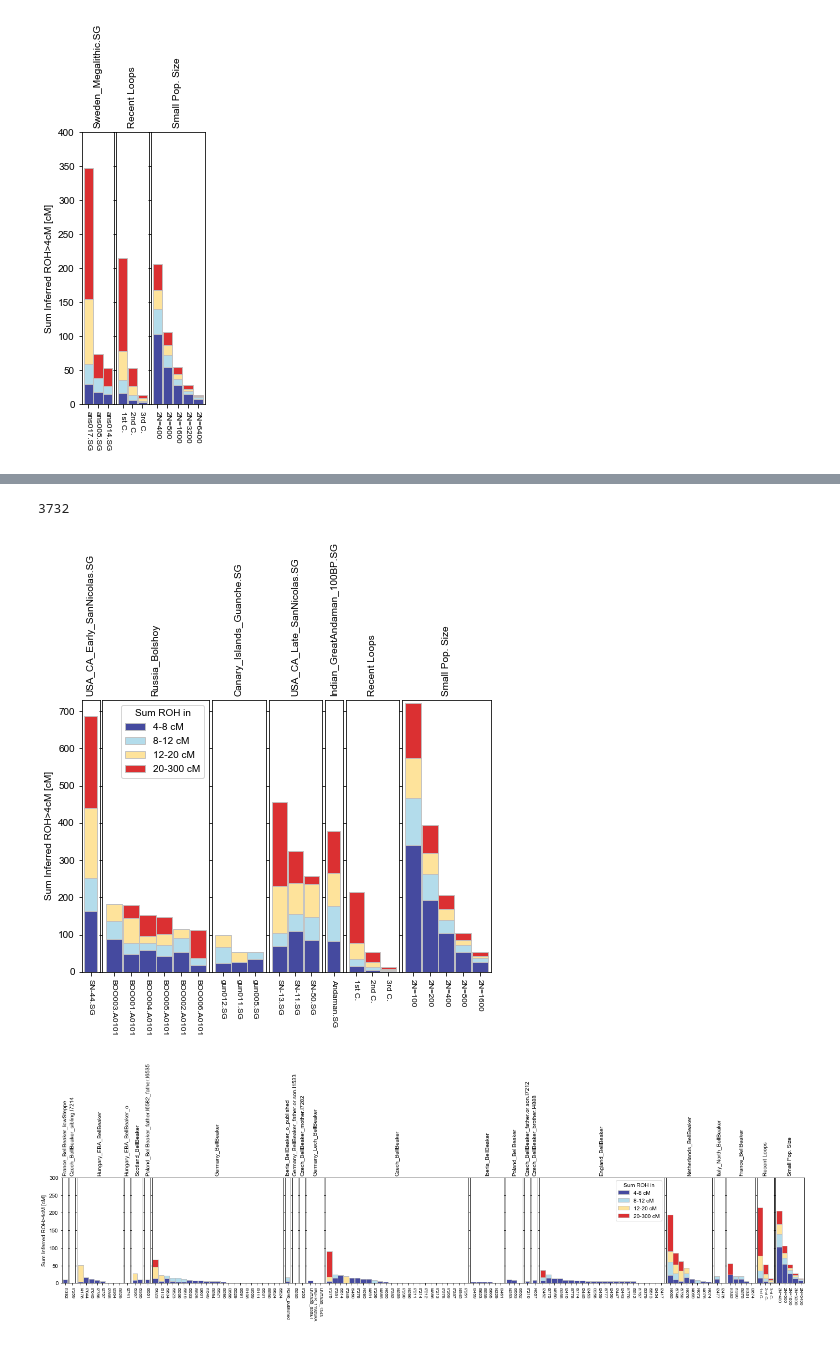
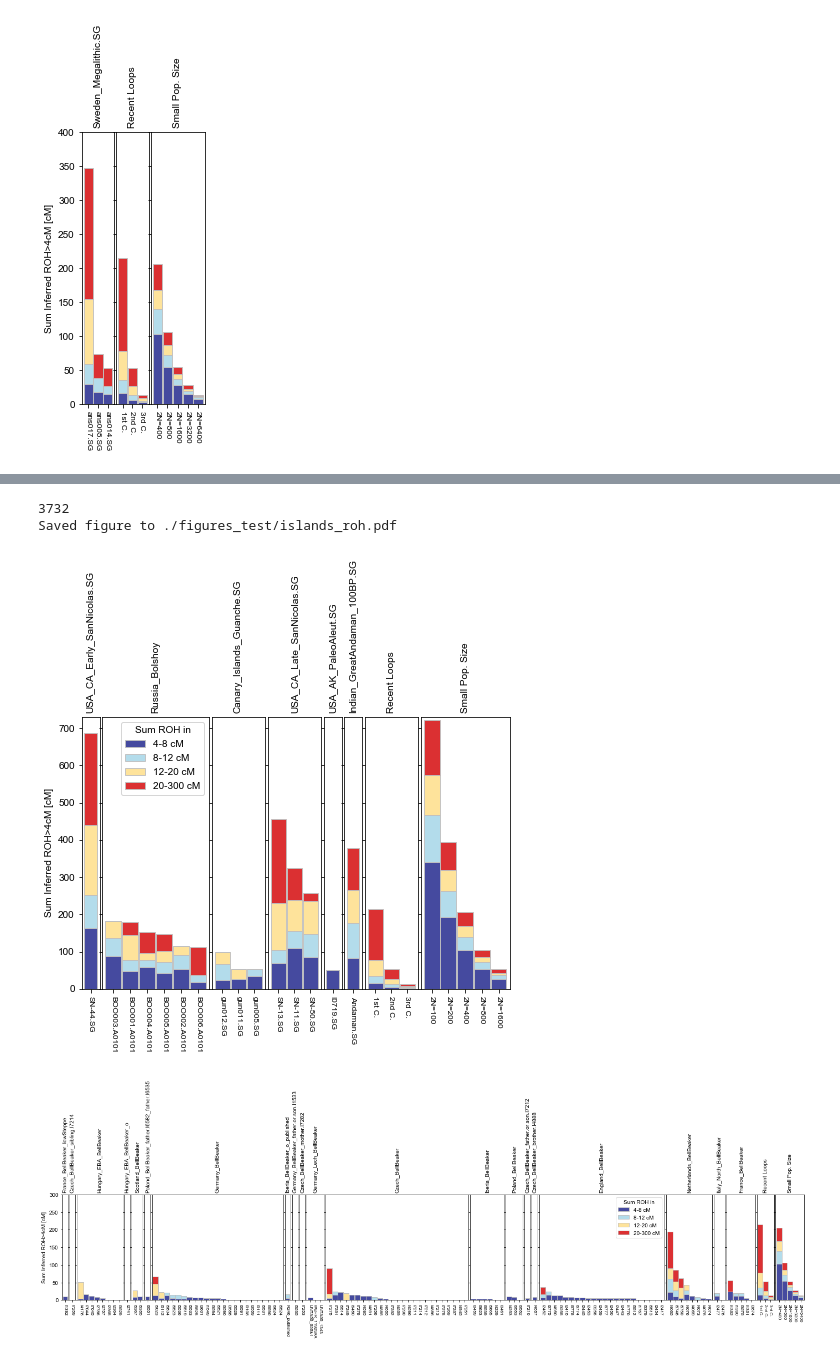
Before and after one commit to hringbauer/hapROH, a Jupyter notebook: Notebooks/Figures/plot_bar_ROH.ipynb, the cells around one changed output, grey strips where cells are left out. Saved outputs shown, nothing was run; the diff lists cells and outputs as text; code cells hidden in the pictures.

```diff
--- a/Notebooks/Figures/plot_bar_ROH.ipynb
+++ b/Notebooks/Figures/plot_bar_ROH.ipynb
@@ -406,20 +404,21 @@ plot_panel_row(plot_dfs1, savepath="", leg_pos=-11, ylim=[0, 300],
 # %%
 df1 = pd.read_csv("./Empirical/roh_all_inds_final_v42.csv", sep='\t')
 print(len(df1))
 #df1 = df1[df1["study"].str.contains("MittnikNatureCommunications2018")]
 #df1 = df1[df1["study"].str.contains("Lamnidis")]
-df1 = df1[df1["pop"].str.contains("Nicolas|Bolshoy|Guanche|GreatAndaman")]
+df1 = df1[df1["pop"].str.contains("Nicolas|Bolshoy|Guanche|GreatAndaman|PaleoAleut")]
 #df1["clst"]=df1["pop"]
 
 plot_dfs1, cols = prepare_dfs_plot(df1, cms=[4, 8, 12, 20])
 
-plot_panel_row(plot_dfs1, savepath="", leg_pos=-4, ylim=[0, 730],
+plot_panel_row(plot_dfs1, savepath="./figures_test/islands_roh.pdf", leg_pos=-5, ylim=[0, 730],
                figsize=((len(df1)+8)/3, 5),
                Ns=[100, 200, 400, 800, 1600],
                )
 # %% [output]
 3732
+Saved figure to ./figures_test/islands_roh.pdf
-[figure, old version]
+[figure, new version]
 # %%
 df1 = pd.read_csv("./Empirical/roh_all_inds_final_v42.csv", sep='\t')
 df1.sort_values(by="sum_roh>20", ascending=False)
```
Also changed, not shown: parts of 7 cells of this notebook, 3 other files.
